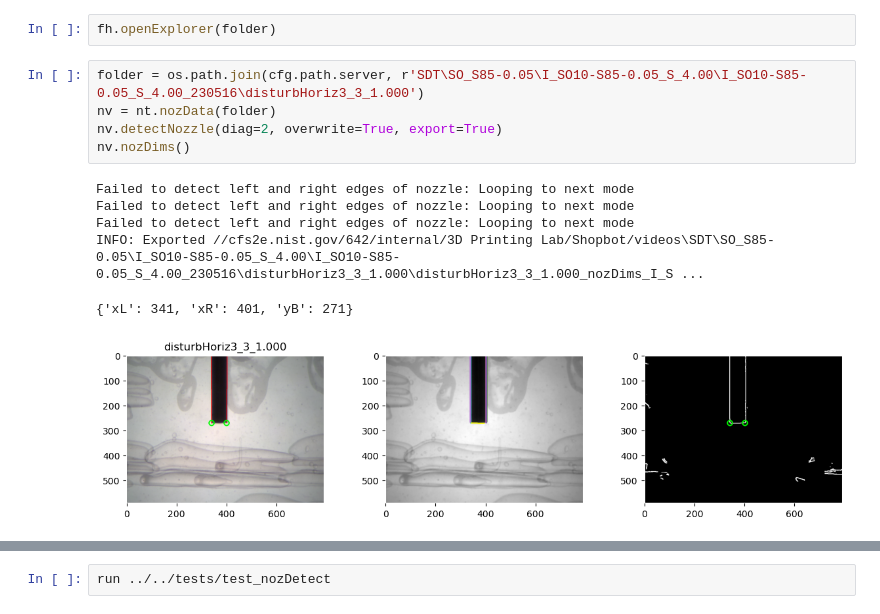
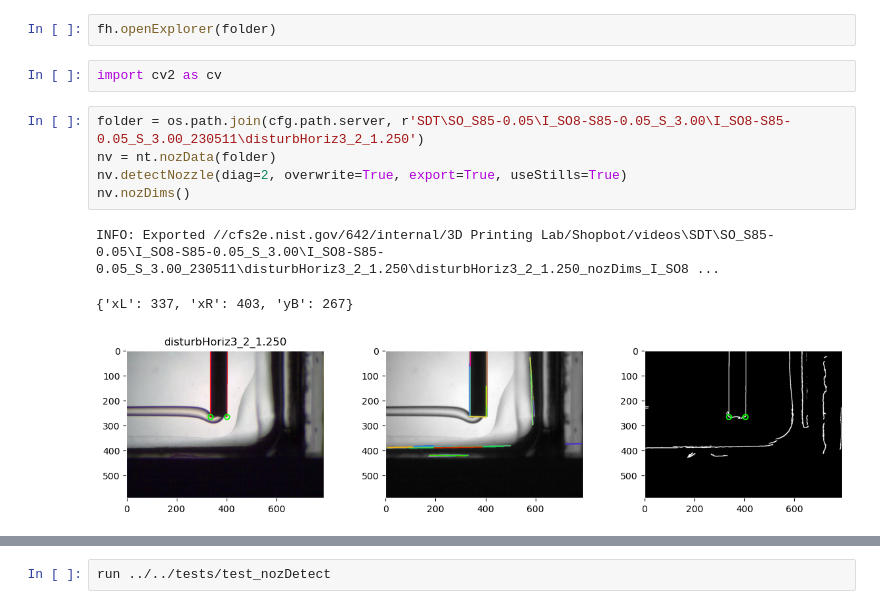
Before and after one commit to usnistgov/embedded3DPvids, a Jupyter notebook: ipynb/singleDoubleTriple/3_nozzle_detect.ipynb, the cells around one changed output, grey strips where cells are left out. Cells and saved outputs as stored; diff of their text form.

```diff
--- a/ipynb/singleDoubleTriple/3_nozzle_detect.ipynb
+++ b/ipynb/singleDoubleTriple/3_nozzle_detect.ipynb
@@ -59,16 +59,15 @@ nt.fixBackground(os.path.join(cfg.path.server, r'SDT\SO\I_SO10_S_3.50\I_SO10_S_3
 # detect one nozzle
 # %%
 fh.openExplorer(folder)
+# %%
+import cv2 as cv
 # %%
-folder = os.path.join(cfg.path.server, r'SDT\SO_S85-0.05\I_SO10-S85-0.05_S_4.00\I_SO10-S85-0.05_S_4.00_230516\disturbHoriz3_3_1.000')
+folder = os.path.join(cfg.path.server, r'SDT\SO_S85-0.05\I_SO8-S85-0.05_S_3.00\I_SO8-S85-0.05_S_3.00_230511\disturbHoriz3_2_1.250')
 nv = nt.nozData(folder)
-nv.detectNozzle(diag=2, overwrite=True, export=True)
+nv.detectNozzle(diag=2, overwrite=True, export=True, useStills=True)
 nv.nozDims()
 # %% [output]
-Failed to detect left and right edges of nozzle: Looping to next mode
-Failed to detect left and right edges of nozzle: Looping to next mode
-Failed to detect left and right edges of nozzle: Looping to next mode
-INFO: Exported //cfs2e.nist.gov/642/internal/3D Printing Lab/Shopbot/videos\SDT\SO_S85-0.05\I_SO10-S85-0.05_S_4.00\I_SO10-S85-0.05_S_4.00_230516\disturbHoriz3_3_1.000\disturbHoriz3_3_1.000_nozDims_I_S ...
+INFO: Exported //cfs2e.nist.gov/642/internal/3D Printing Lab/Shopbot/videos\SDT\SO_S85-0.05\I_SO8-S85-0.05_S_3.00\I_SO8-S85-0.05_S_3.00_230511\disturbHoriz3_2_1.250\disturbHoriz3_2_1.250_nozDims_I_SO8 ...
-{'xL': 341, 'xR': 401, 'yB': 271}
+{'xL': 337, 'xR': 403, 'yB': 267}
-[figure, old version]
+[figure, new version]
 # %%
```
Also changed, not shown: parts of 1 cell of this notebook, 33 other files.
